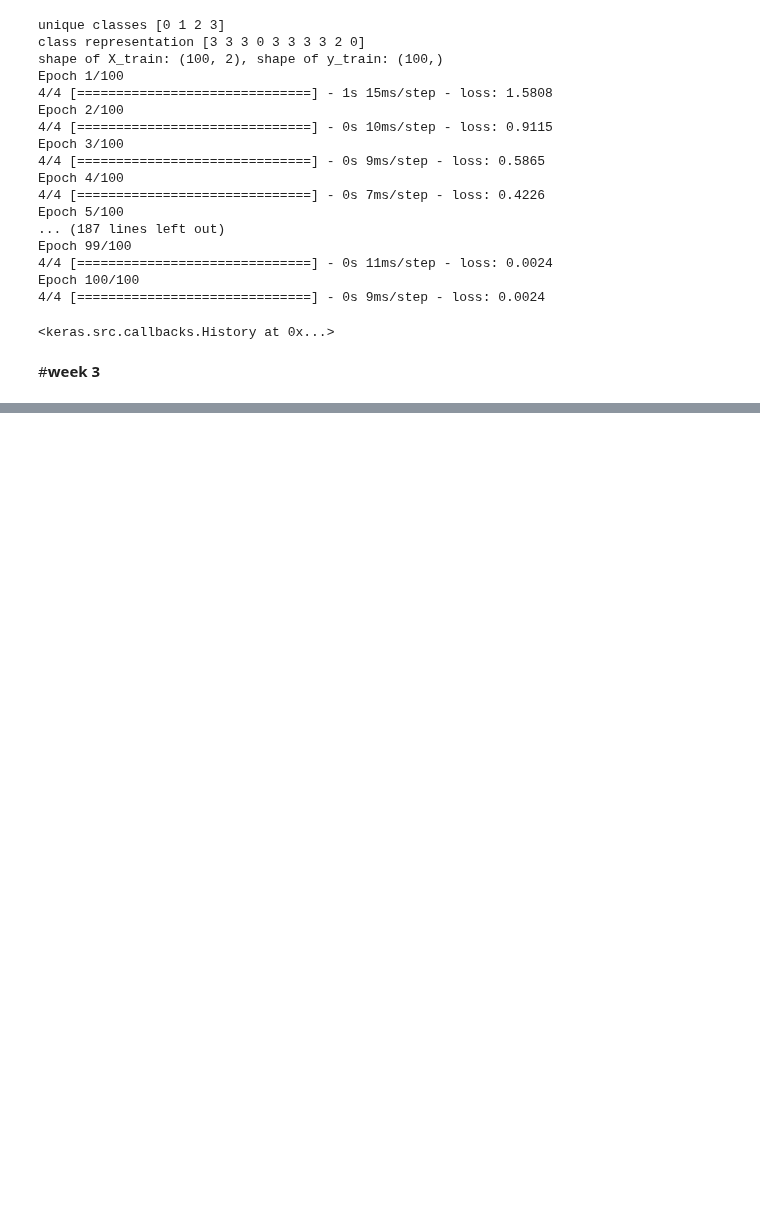
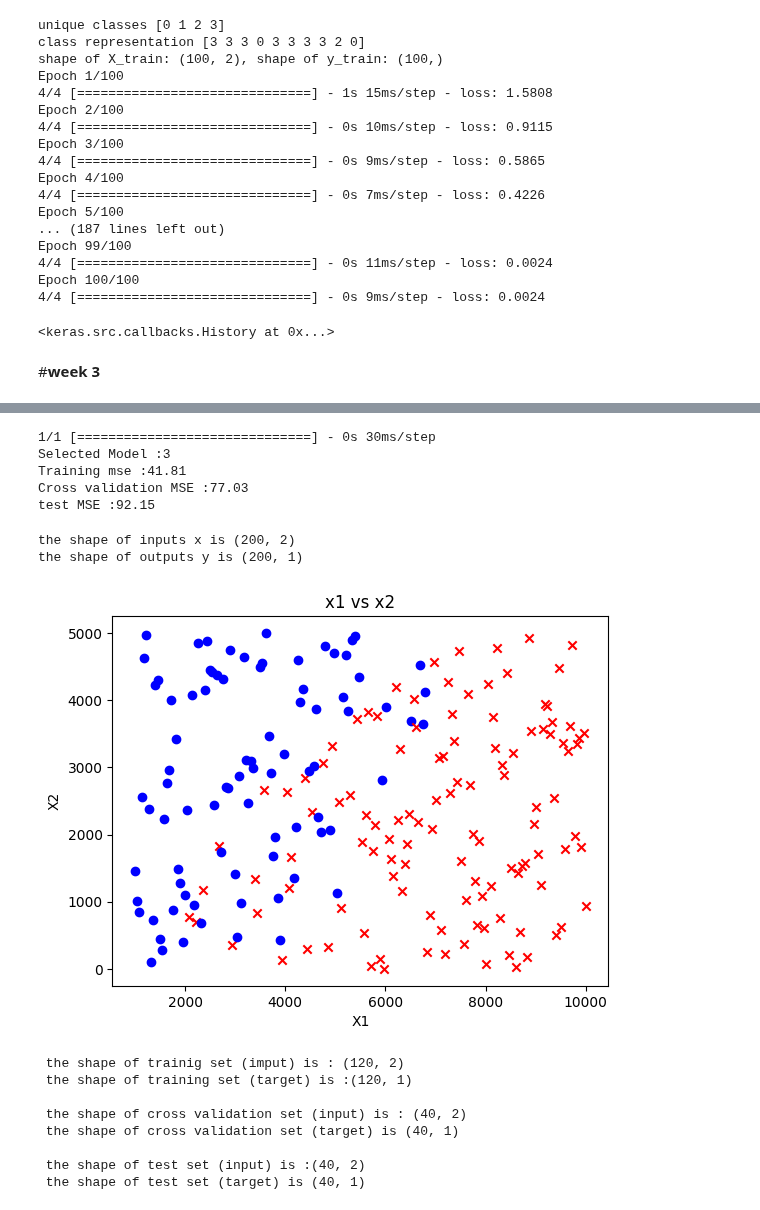
Before and after one commit to Aboelsaood23/Aboelsaood23, a Jupyter notebook: specilaization_1_Course_2.ipynb, the cells around one changed output, grey strips where cells are left out. Saved outputs shown, nothing was run; the diff lists cells and outputs as text; code cells hidden in the pictures; blank space fills up the shorter version.

```diff
--- a/specilaization_1_Course_2.ipynb
+++ b/specilaization_1_Course_2.ipynb
@@ -837,0 +986,61 @@ scaler_linear.mean_.squeeze(),scaler_linear.scale_.squeeze()
+# %%
+# best model is model 3
+model_num =3
+yhat =nn_models[model_num-1].predict(x_test_mapped_scaled)
+test_mse =mean_squared_error(y_test,yhat)/2
+print(f"Selected Model :{model_num}")
+print(f"Training mse :{nn_train_mses[model_num-1]:.2f}")
+print(f"Cross validation MSE :{nn_cv_mses[model_num-1]:.2f}")
+print(f"test MSE :{test_mse:.2f}")
+# %% [output]
+1/1 [==============================] - 0s 30ms/step
+Selected Model :3
+Training mse :41.81
+Cross validation MSE :77.03
+test MSE :92.15
+# %%
+# let's do calssification
+data =np.loadtxt("/content/drive/MyDrive/Colab Notebooks/data/ML Specialization/data_w3_ex2.csv",delimiter =',')
+x_bc =data[:,:-1]
+y_bc =data[:,-1]
+# let's add a new dimension to y_bc
+y_bc =np.expand_dims(y_bc,axis=1)
+
+print(f"the shape of inputs x is {x_bc.shape}")
+print(f"the shape of outputs y is {y_bc.shape}")
+
+#let's plot this dataset
+# we have to features one on x axis"x1" and on on y axis "x2"
+for i in range(len(y_bc)):
+  marker ='x' if y_bc[i]==1 else 'o'
+  c='r' if y_bc[i]==1 else 'b'
+  plt.scatter(x_bc[i,0],x_bc[i,1],marker=marker,c=c)
+plt.title("x1 vs x2")
+plt.xlabel("X1")
+plt.ylabel("X2")
+plt.show()
+
+#let's split data to train data and test
+from sklearn.model_selection import train_test_split
+x_bc_train,x_,y_bc_train,y_ =train_test_split(x_bc,y_bc,test_size=0.40,random_state=1)
+x_bc_cv,x_bc_test,y_bc_cv,y_bc_test =train_test_split(x_,y_,test_size =0.50,random_state =1)
+del x_,y_
+
+print(f" the shape of trainig set (imput) is : {x_bc_train.shape}")
+print(f" the shape of training set (target) is :{y_bc_train.shape}\n")
+print(f" the shape of cross validation set (input) is : {x_bc_cv.shape}")
+print(f" the shape of cross validation set (target) is {y_bc_cv.shape}\n")
+print(f" the shape of test set (input) is :{x_bc_test.shape}")
+print(f" the shape of test set (target) is {y_bc_test.shape}")
+# %% [output]
+the shape of inputs x is (200, 2)
+the shape of outputs y is (200, 1)
+[figure, added]
+ the shape of trainig set (imput) is : (120, 2)
+ the shape of training set (target) is :(120, 1)
+
+ the shape of cross validation set (input) is : (40, 2)
+ the shape of cross validation set (target) is (40, 1)
+
+ the shape of test set (input) is :(40, 2)
+ the shape of test set (target) is (40, 1)
```
Also changed, not shown: parts of 14 cells of this notebook.
